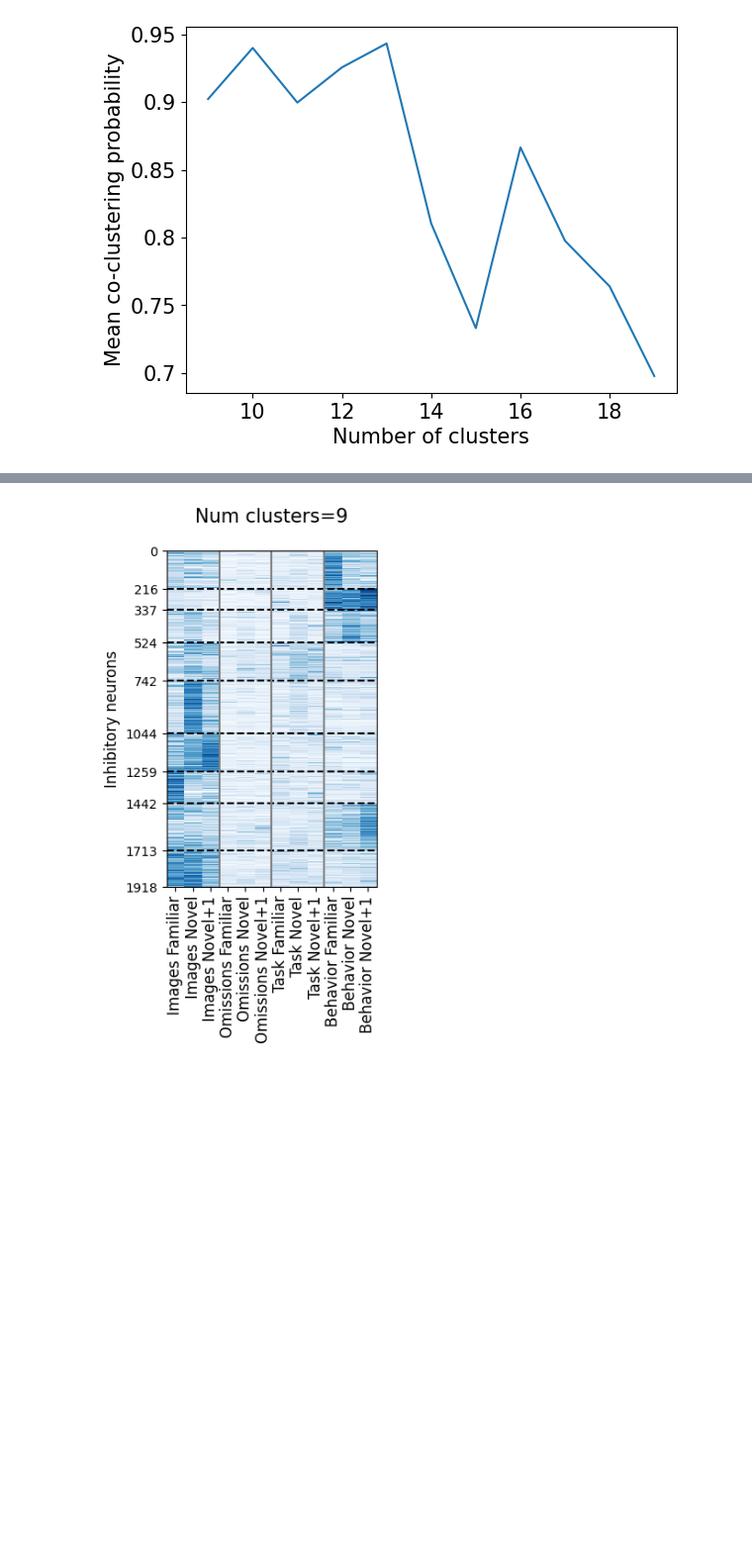
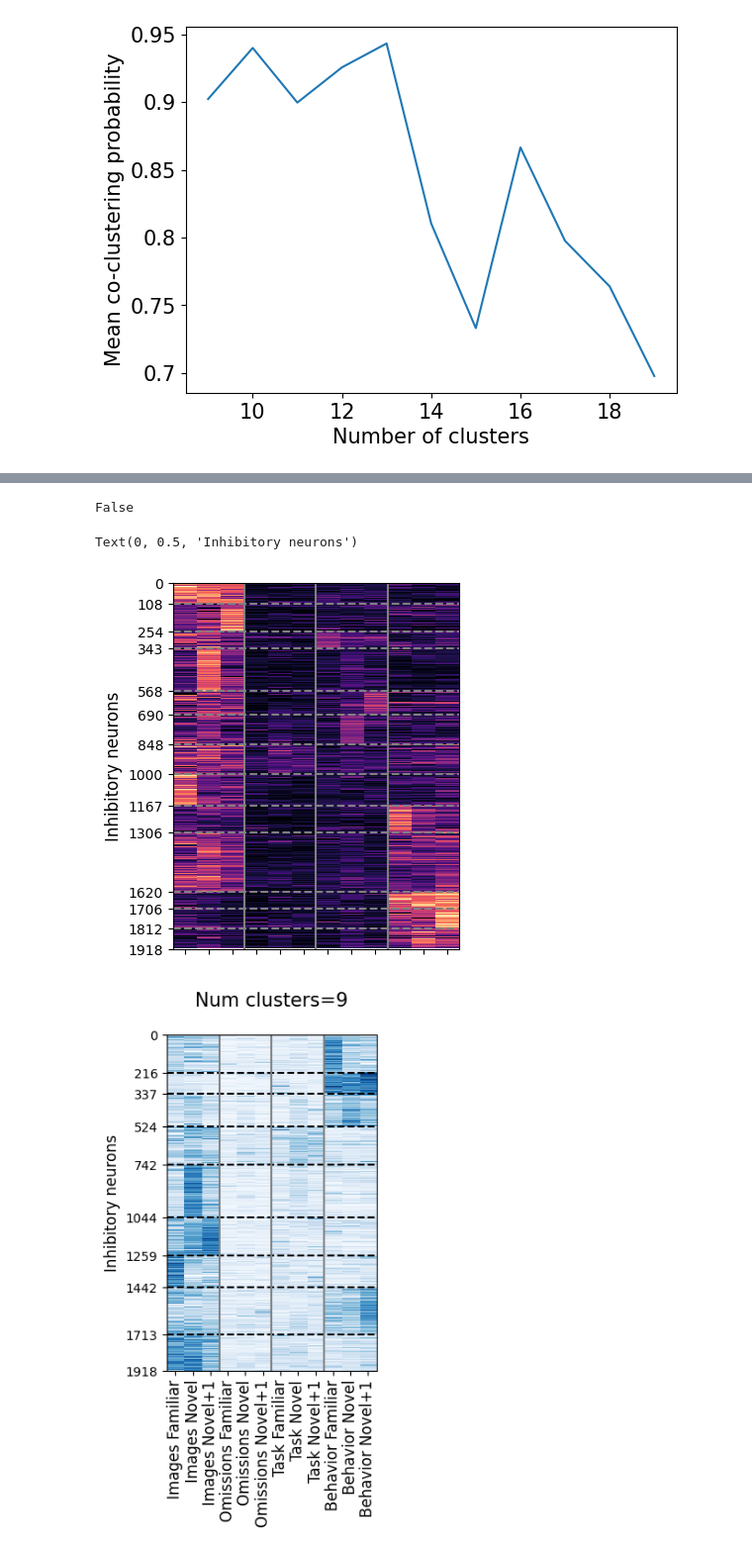
Before and after one commit to AllenNeuralDynamics/AIND-ophys-mFISH-GLM, a Jupyter notebook: code/notebooks/250310_coding_clustering.ipynb, the cells around one changed output, grey strips where cells are left out. Shown at 99% size. Saved outputs shown, nothing was run; the diff lists cells and outputs as text; code cells hidden in the pictures; blank space fills up the shorter version.

Commit message:
Edited 250310_coding_clustering.ipynb; added 250916_check_lambdas.ipynb

```diff
--- a/code/notebooks/250310_coding_clustering.ipynb
+++ b/code/notebooks/250310_coding_clustering.ipynb
@@ -681,6 +681,10 @@ NameError: name 'ray' is not defined
 # save cocluster matrix
 save_fn = glm_path / f'clustering/cocluster_{ncluster_list[0]}_{ncluster_list[-1]}_boot_{n_boots}.npy'
 np.save(save_fn, cocluster_mat_nclusters)
+# %%
+# load cocluster matrix
+load_fn = glm_path / f'clustering/cocluster_{ncluster_list[0]}_{ncluster_list[-1]}_boot_{n_boots}.npy'
+cocluster_mat_nclusters = np.load(load_fn)
 # %%
 def order_cluster_ind_by_size(label):
     cluster_inds = np.unique(label)
@@ -837,3 +861,48 @@ MultiIndex([('Familiar',    'Images'),
+# %%
+ncluster_list == n_cluster
+# %% [output]
+False
+# %%
+linkage_method = 'average'
+n_cluster = 13
+ccind = np.where(np.array(ncluster_list) == n_cluster)[0][0]
+cocluster_mat = cocluster_mat_nclusters[ccind]
+linkage_matrix = get_linkage_matrix_from_cocluster_matrix(cocluster_mat,
+                                                              method=linkage_method)
+fig, ax = plt.subplots()
+index = feature_table.index.values
+# sorting feature_table index using leaf_order from the hierarchical clustering of co-clustering probability matrix
+cluster_labels = fcluster(linkage_matrix, n_cluster, criterion='maxclust')
+leaf_order = sch.leaves_list(linkage_matrix)
+sorted_index = index[leaf_order]
+
+# calculating borders
+cluster_inds = np.unique(cluster_labels)
+cluster_size = np.array([np.sum(cluster_labels==ci) for ci in cluster_inds])
+cluster_borders = np.cumsum(cluster_size)
+
+# Figure
+im = ax.imshow(-feature_table.loc[sorted_index, :].values, aspect=0.008, interpolation='none', cmap='magma')
+
+# borders
+for cluster_border in cluster_borders[:-1]:
+    ax.axhline(cluster_border, color='gray', linestyle='--')
+for x in [3,6,9]:
+    ax.axvline(x-0.5, color='gray')
+
+# ticks, labels, titles
+ax.set_xticks(range(12))
+ax.set_xticklabels([])
+# ax.set_xticklabels([' '.join(ftc) for ftc in list(feature_table.columns)],
+#                 rotation=90,
+#                 fontsize=12)
+yticks = np.array([0, *cluster_borders])
+ax.set_yticks(yticks)
+ax.set_ylabel('Inhibitory neurons', fontsize=12)
+# ax.set_title(f'Num clusters={n_cluster}\n', fontsize=15)
+# %% [output]
+Text(0, 0.5, 'Inhibitory neurons')
+[figure, added]
 # %%
 for ccind, n_cluster in enumerate(ncluster_list):
     cocluster_mat = cocluster_mat_nclusters[ccind]
```
Also changed, not shown: parts of 2 cells of this notebook, 1 other file.
